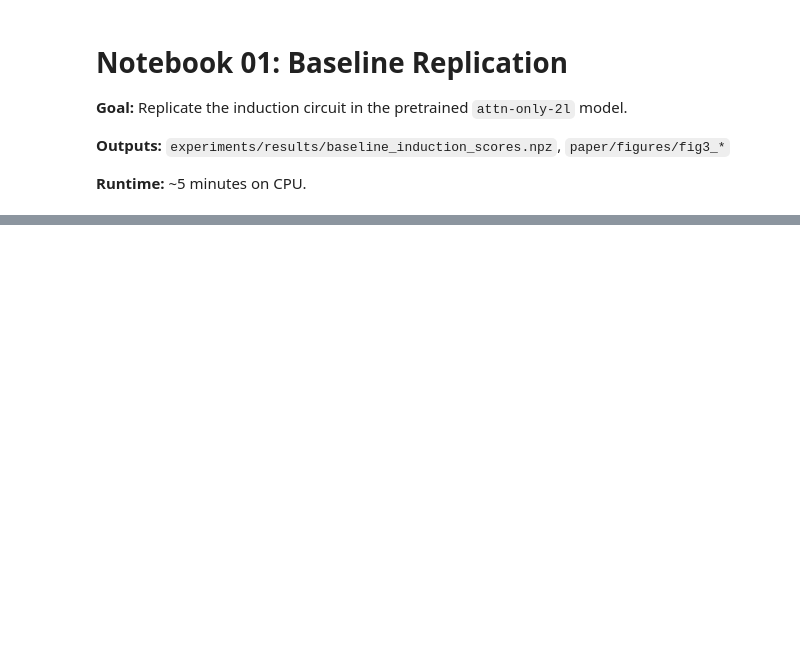
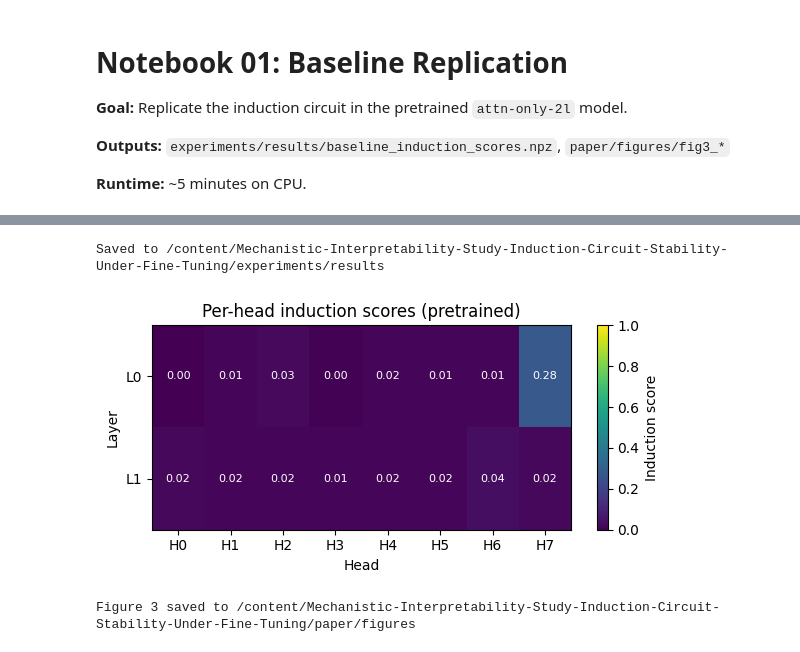
Before and after one commit to Mattral/Mechanistic-Interpretability-Study-Induction-Circuit-Stability-Under-Fine-Tuning, a Jupyter notebook: notebooks/01_replication.ipynb, the cells around one changed output, grey strips where cells are left out. Cells and saved outputs as stored; diff of their text form; code cells hidden in the pictures; blank space fills up the shorter version.

```diff
--- a/notebooks/01_replication.ipynb
+++ b/notebooks/01_replication.ipynb
@@ -36,13 +118,26 @@ for l in range(model.cfg.n_layers):
 # %%
-results_dir = Path('../experiments/results'); results_dir.mkdir(parents=True, exist_ok=True)
+# Use absolute paths for saving results
+results_dir = Path('/content/Mechanistic-Interpretability-Study-Induction-Circuit-Stability-Under-Fine-Tuning/experiments/results')
+results_dir.mkdir(parents=True, exist_ok=True)
+
 np.savez(results_dir / 'baseline_induction_scores.npz',
-         means=means.cpu().numpy(), stds=stds.cpu().numpy(),
+         means=means.cpu().numpy(),
+         stds=stds.cpu().numpy(),
          induction_heads=np.array(heads))
-print('Saved.')
+print(f'Saved to {results_dir}')
+# %% [output]
+Saved to /content/Mechanistic-Interpretability-Study-Induction-Circuit-Stability-Under-Fine-Tuning/experiments/results
 # %%
-figures_dir = Path('../paper/figures'); figures_dir.mkdir(parents=True, exist_ok=True)
+# Use absolute paths for saving figures
+figures_dir = Path('/content/Mechanistic-Interpretability-Study-Induction-Circuit-Stability-Under-Fine-Tuning/paper/figures')
+figures_dir.mkdir(parents=True, exist_ok=True)
+
 fig = plot_induction_score_heatmap(means.cpu().numpy(),
     title='Per-head induction scores (pretrained)',
     save_path=figures_dir / 'fig3_induction_scores_baseline')
+
 plt.show()
-print('Figure 3 saved.')
+print(f'Figure 3 saved to {figures_dir}')
+# %% [output]
+[figure, added]
+Figure 3 saved to /content/Mechanistic-Interpretability-Study-Induction-Circuit-Stability-Under-Fine-Tuning/paper/figures
```
Also changed, not shown: parts of 8 cells of this notebook.
